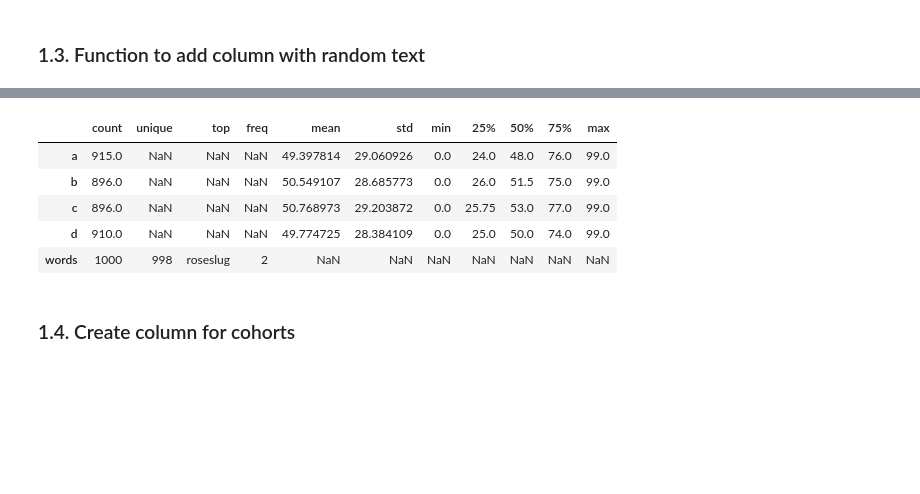
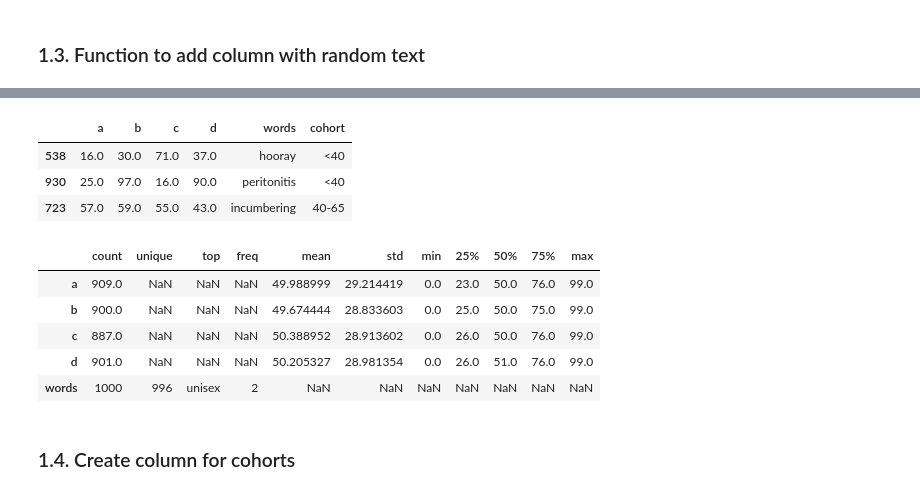
Before and after one commit to sqrt495/tips-and-tricks, a Jupyter notebook: Advanced_Pandas.ipynb, the cells around one changed output, grey strips where cells are left out. Drawn from its saved outputs; the diff is of its cells as text; code cells hidden in the pictures; blank space fills up the shorter version.

```diff
--- a/Advanced_Pandas.ipynb
+++ b/Advanced_Pandas.ipynb
@@ -10 +20,10 @@ tqdm.pandas()
+# %%
+# settings
+
+tqdm.pandas()
+pd.set_option("display.max_rows", None)
+pd.set_option("display.max_columns", None)
+
+from datetime import datetime, date, timedelta
+cbd = pd.tseries.offsets.CustomBusinessDay(n = 1, holidays = ['2022-06-13', '2022-11-03', '2022-11-04'])
 # %% [markdown]
@@ -83,12 +139,19 @@ Wall time: 5min 38s
+# %%
+random_created_df.sample(3)
+# %% [output]
+|  | a | b | c | d | words | cohort |
+| 538 | 16.0 | 30.0 | 71.0 | 37.0 | hooray | <40 |
+| 930 | 25.0 | 97.0 | 16.0 | 90.0 | peritonitis | <40 |
+| 723 | 57.0 | 59.0 | 55.0 | 43.0 | incumbering | 40-65 |
 # %%
 random_created_df.describe(include='all').T
 # %% [output]
 |  | count | unique | top | freq | mean | std | min | 25% | 50% | 75% | max |
-| a | 915.0 | NaN | NaN | NaN | 49.397814 | 29.060926 | 0.0 | 24.0 | 48.0 | 76.0 | 99.0 |
-| b | 896.0 | NaN | NaN | NaN | 50.549107 | 28.685773 | 0.0 | 26.0 | 51.5 | 75.0 | 99.0 |
-| c | 896.0 | NaN | NaN | NaN | 50.768973 | 29.203872 | 0.0 | 25.75 | 53.0 | 77.0 | 99.0 |
-| d | 910.0 | NaN | NaN | NaN | 49.774725 | 28.384109 | 0.0 | 25.0 | 50.0 | 74.0 | 99.0 |
-| words | 1000 | 998 | roseslug | 2 | NaN | NaN | NaN | NaN | NaN | NaN | NaN |
+| a | 909.0 | NaN | NaN | NaN | 49.988999 | 29.214419 | 0.0 | 23.0 | 50.0 | 76.0 | 99.0 |
+| b | 900.0 | NaN | NaN | NaN | 49.674444 | 28.833603 | 0.0 | 25.0 | 50.0 | 75.0 | 99.0 |
+| c | 887.0 | NaN | NaN | NaN | 50.388952 | 28.913602 | 0.0 | 26.0 | 50.0 | 76.0 | 99.0 |
+| d | 901.0 | NaN | NaN | NaN | 50.205327 | 28.981354 | 0.0 | 26.0 | 51.0 | 76.0 | 99.0 |
+| words | 1000 | 996 | unisex | 2 | NaN | NaN | NaN | NaN | NaN | NaN | NaN |
 # %% [markdown]
 ### 1.4. Create column for cohorts
 # %%
```
Also changed, not shown: parts of 16 cells of this notebook, 1 other file.
